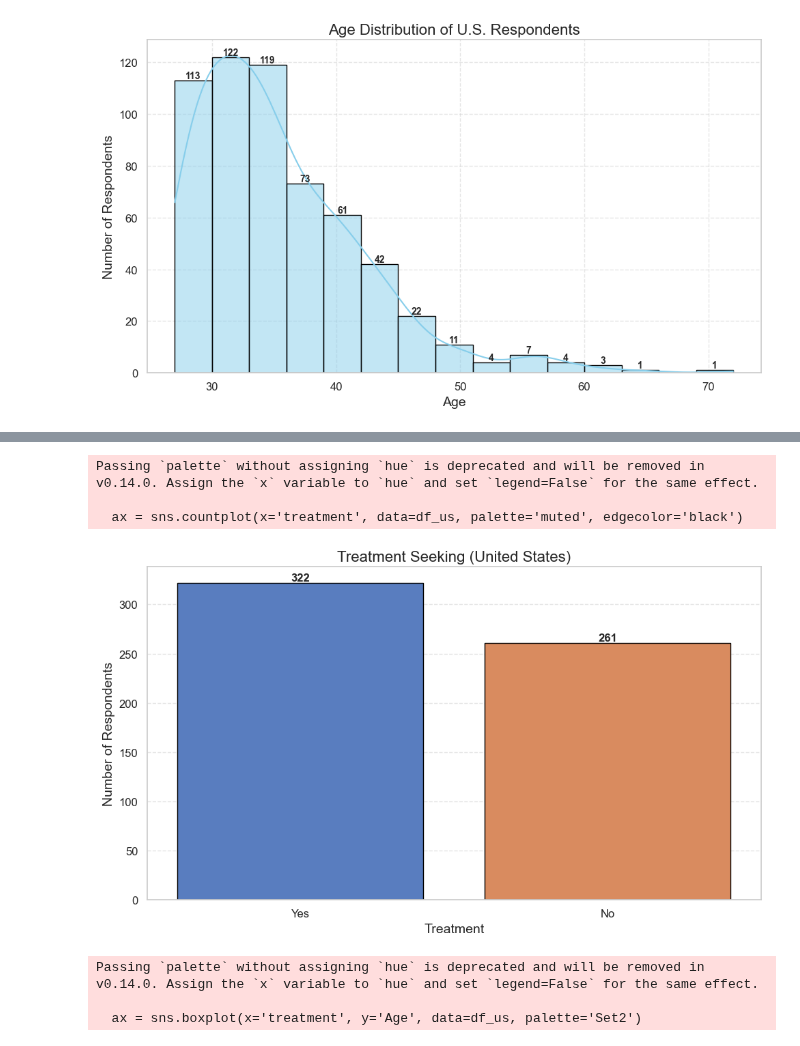
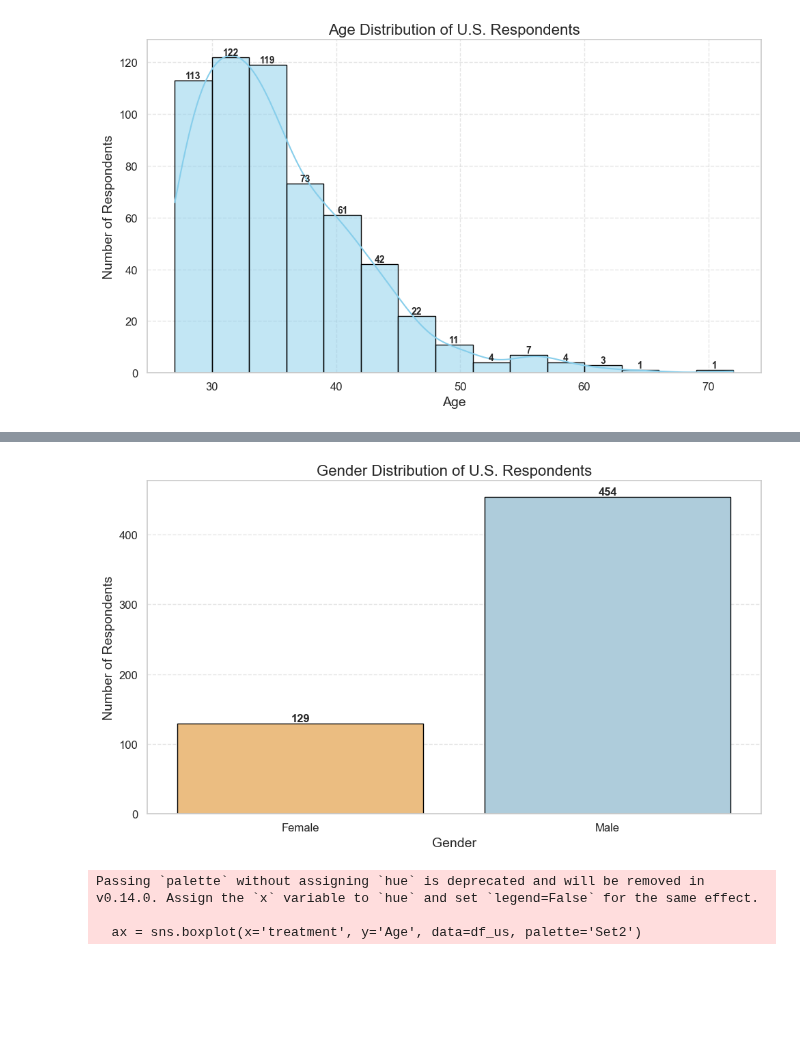
Before and after one commit to markchweya/DSA2040A_DataMining_Group1, a Jupyter notebook: DSA2040A_DataMining_Group1/notebooks/2_exploratory_analysis.ipynb, the cells around one changed output, grey strips where cells are left out. Saved outputs shown, nothing was run; the diff lists cells and outputs as text; code cells hidden in the pictures; blank space fills up the shorter version.

```diff
--- a/DSA2040A_DataMining_Group1/notebooks/2_exploratory_analysis.ipynb
+++ b/DSA2040A_DataMining_Group1/notebooks/2_exploratory_analysis.ipynb
@@ -175,30 +428,71 @@ Passing `palette` without assigning `hue` is deprecated and will be removed in v
 [figure]
 # %%
-#  Treatment Seeking (U.S.)
+# 📊 Gender Distribution of U.S. Respondents (Seaborn 0.14+ Safe Code)
+
+# Step 1: Create a new figure for the plot
+# - figsize=(10, 6): sets the width of the figure to 10 inches and the height to 6 inches.
 plt.figure(figsize=(10, 6))
-ax = sns.countplot(x='treatment', data=df_us, palette='muted', edgecolor='black')
 
-# Add labels above each bar
+# Step 2: Create a count plot (bar chart) using Seaborn
+# - x='Gender': plots each gender category (Male, Female, Other) on the x-axis.
+# - hue='Gender': required for applying custom colors via 'palette' without deprecation warnings.
+# - data=df_us: uses the filtered DataFrame containing only U.S. respondents.
+# - palette={...}: assigns specific colors to each gender category for consistency.
+# - edgecolor='black': draws a black border around each bar for better visibility.
+# - legend=False: hides the legend because the x-axis already explains the categories.
+ax = sns.countplot(
+    x='Gender',
+    hue='Gender',
+    data=df_us,
+    palette={'Male': '#a6cee3', 'Female': '#fdbf6f', 'Other': '#b2df8a'},
+    edgecolor='black',
+    legend=False
+)
+
+# Step 3: Add numeric count labels on top of each bar.
+# - ax.patches: retrieves all bar objects drawn by Seaborn.
 for p in ax.patches:
-    height = p.get_height()
-    ax.annotate(f'{int(height)}',
-                (p.get_x() + p.get_width() / 2, height),
-                ha='center', va='bottom', fontsize=12, fontweight='bold')
+    height = p.get_height()  # Get the height (count) of the bar.
+    ax.annotate(
+        f'{int(height)}',  # Convert the count to an integer and display as a label.
+        (p.get_x() + p.get_width() / 2, height),  # Place the label at the horizontal center of the bar.
+        ha='center',        # Horizontal alignment (centered above the bar).
+        va='bottom',        # Vertical alignment (just above the bar).
+        fontsize=12,        # Font size of the label.
+        fontweight='bold'   # Makes the label text bold.
+    )
 
-# Formatting
-plt.title('Treatment Seeking (United States)', fontsize=16)
-plt.xlabel('Treatment', fontsize=14)
+# Step 4: Add a title to the plot.
+# - fontsize=16: makes the title larger and easier to read.
+plt.title('Gender Distribution of U.S. Respondents', fontsize=16)
+
+# Step 5: Add a label for the x-axis.
+# - Describes what the categories along the x-axis represent.
+plt.xlabel('Gender', fontsize=14)
+
+# Step 6: Add a label for the y-axis.
+# - Describes what the bar heights represent (number of respondents).
 plt.ylabel('Number of Respondents', fontsize=14)
+
+# Step 7: Adjust the font size of the x-axis tick labels.
 plt.xticks(fontsize=12)
+
+# Step 8: Adjust the font size of the y-axis tick labels.
 plt.yticks(fontsize=12)
+
+# Step 9: Add gridlines along the y-axis.
+# - axis='y': adds gridlines only for horizontal lines.
+# - linestyle='--': makes them dashed for a lighter appearance.
+# - alpha=0.5: sets transparency to 50% for a subtle effect.
 plt.grid(axis='y', linestyle='--', alpha=0.5)
+
+# Step 10: Automatically adjust layout to ensure no elements are cut off.
 plt.tight_layout()
+
+# Step 11: Display the final plot on the screen.
 plt.show()
 # %% [output]
-Passing `palette` without assigning `hue` is deprecated and will be removed in v0.14.0. Assign the `x` variable to `hue` and set `legend=False` for the same effect.
-
-  ax = sns.countplot(x='treatment', data=df_us, palette='muted', edgecolor='black')
-[figure, old version]
+[figure, new version]
 # %%
 import matplotlib.pyplot as plt
 import seaborn as sns
```
Also changed, not shown: parts of 15 cells of this notebook.
